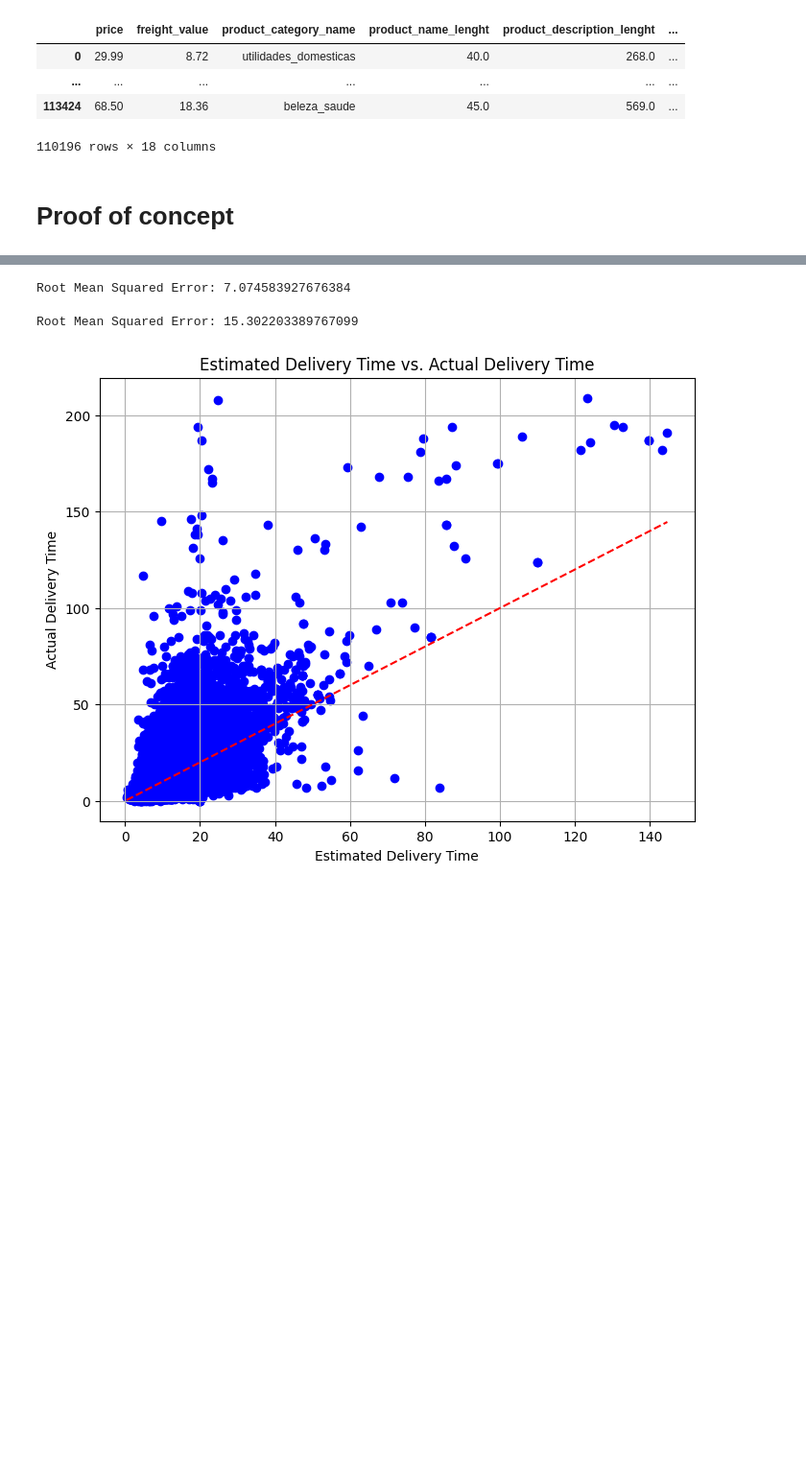
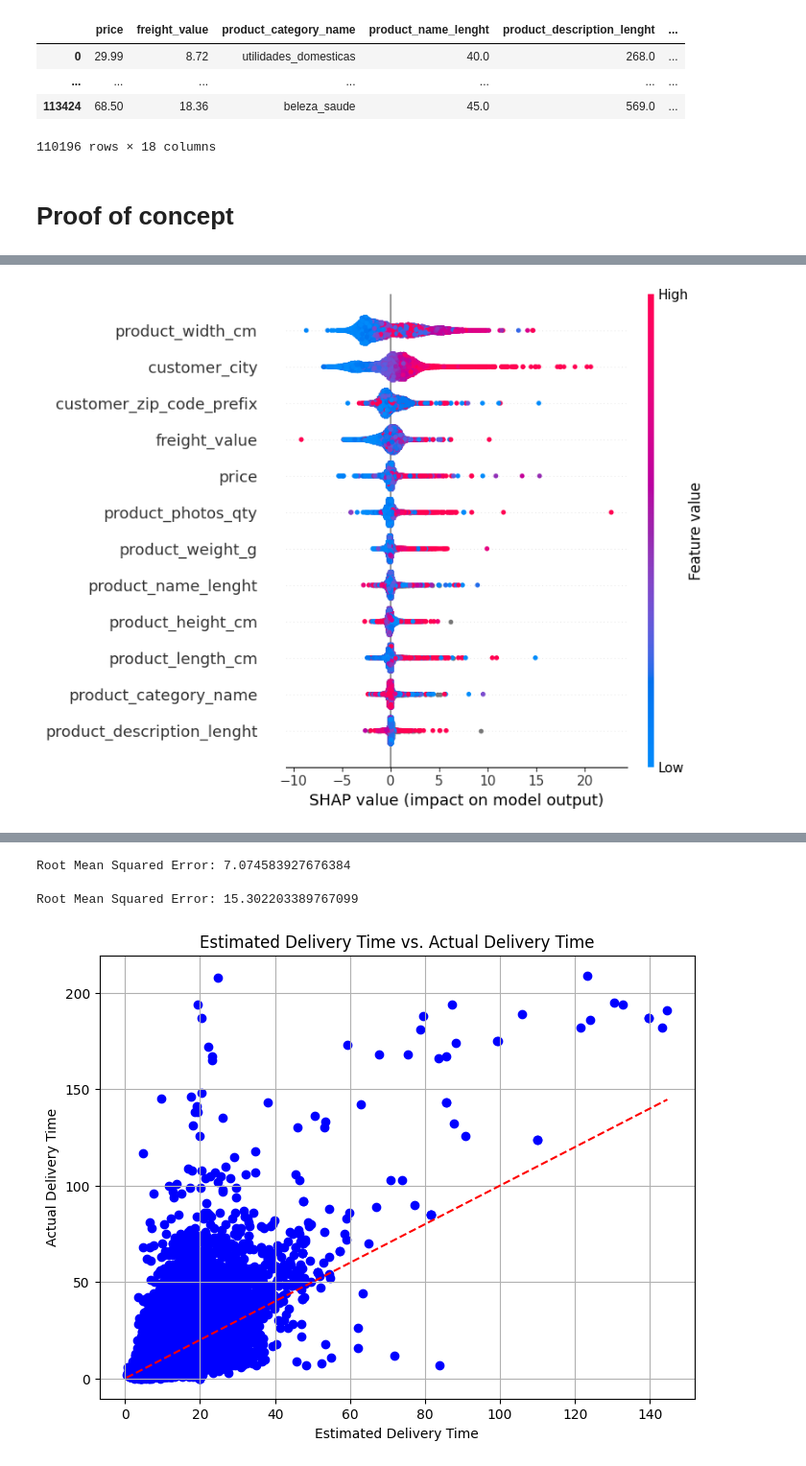
Before and after one commit to Skronski/e_commerce, a Jupyter notebook: 00_programs/04_delivery_experience/delivery_time_prediction.ipynb, the cells around one changed output, grey strips where cells are left out. Shown at 96% size. Cells and saved outputs as stored; diff of their text form; code cells hidden in the pictures; blank space fills up the shorter version.

```diff
--- a/00_programs/04_delivery_experience/delivery_time_prediction.ipynb
+++ b/00_programs/04_delivery_experience/delivery_time_prediction.ipynb
@@ -375,7 +391,7 @@ kilometers_diff = Pipeline(
 )
 
 # Define categorical and numerical columns
-categorical_cols = ["product_category_name"]
+categorical_cols = []  # ["product_category_name"]
 numerical_cols = X.select_dtypes(include=["int64", "float64"]).columns
 
 # Create pipeline for preprocessing
@@ -414,0 +431,11 @@ Root Mean Squared Error: 7.759887663469681
+# %%
+x_vol = model["volume"].transform(X_test)
+x_avg = model["avg_time"].transform(x_vol)
+x_km = model["km"].fit_transform(x_avg)
+num_cols = x_km.columns
+new_cat_cols = (
+    model.named_steps["preprocessor"]
+    .named_transformers_["cat"]
+    .named_steps["onehot"]
+    .get_feature_names_out(categorical_cols)
+)
@@ -414,0 +444,2 @@ Root Mean Squared Error: 7.759887663469681
+# %%
+all_cols = np.concatenate([num_cols, new_cat_cols])
@@ -414,0 +458,23 @@ Root Mean Squared Error: 7.759887663469681
+# %%
+import shap
+
+# Extract the model from the pipeline
+model_1 = model.named_steps["regressor"]
+
+# Extract the preprocessor from the pipeline
+preprocessor = model.named_steps["preprocessor"]
+
+# Assuming you have your test data as X_test
+# Transform the test data using the preprocessor
+X_test_transformed = preprocessor.transform(x_km)
+
+# Explain the model's predictions using SHAP
+explainer = shap.Explainer(model_1)
+shap_values = explainer.shap_values(X_test_transformed)
+# %%
+# Plot the SHAP values
+shap.summary_plot(shap_values, features=X_test_transformed, feature_names=all_cols)
+
+# Show the plot
+# %% [output]
+[figure, added]
```
Also changed, not shown: parts of 14 cells of this notebook, 2 other files.
